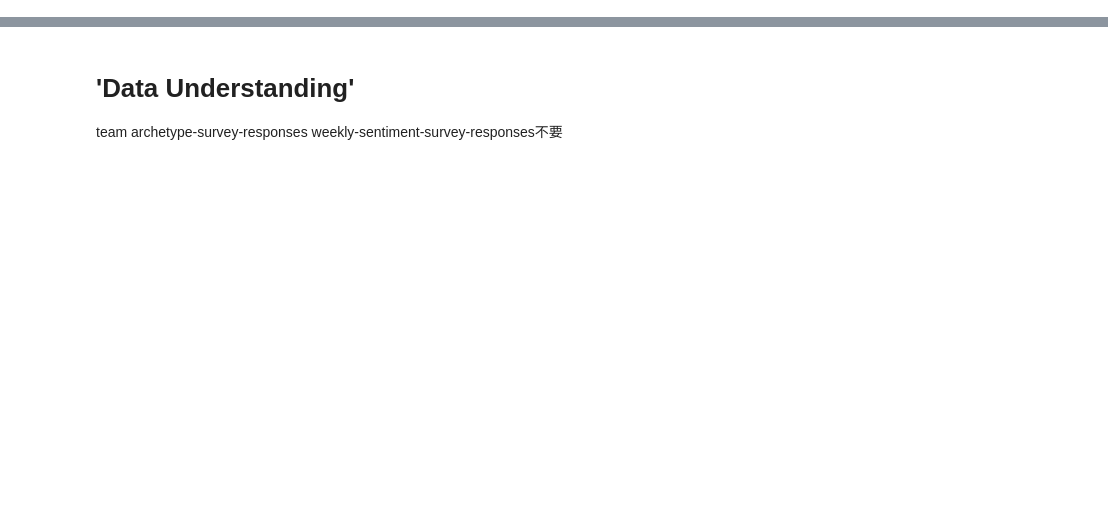
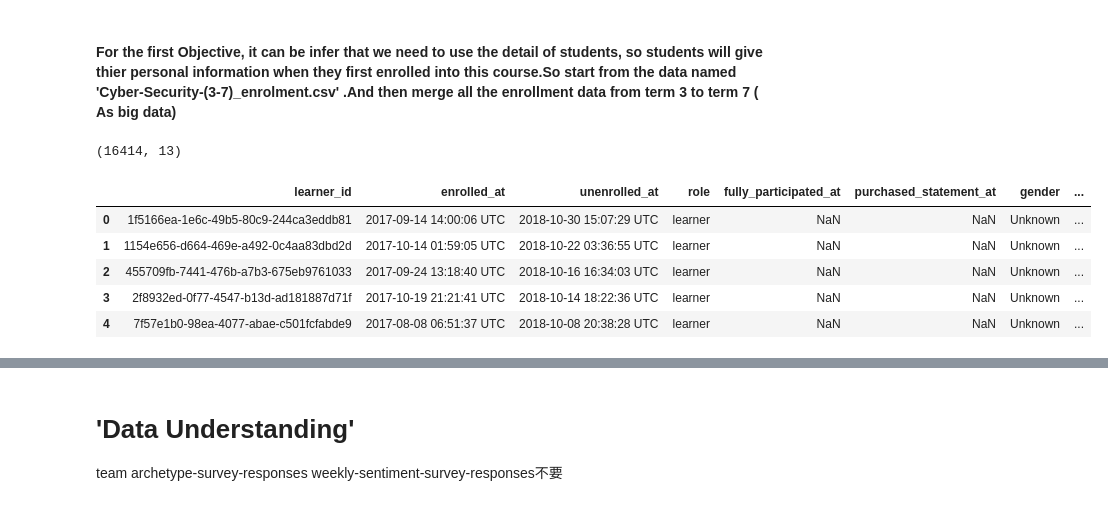
Before and after one commit to haoranD/CRISP-DM-PYTHON, a Jupyter notebook: notebooks/CRISP-DM.ipynb, the cells around one changed output, grey strips where cells are left out. Cells and saved outputs as stored; diff of their text form; code cells hidden in the pictures; blank space fills up the shorter version.

```diff
--- a/notebooks/CRISP-DM.ipynb
+++ b/notebooks/CRISP-DM.ipynb
@@ -18,0 +73,27 @@ from time import time
+# %%
+num_times = 1
+times_list = []
+times_count = []
+tmp_data = []
+length_each = []
+nameCount = []
+just_count = 0
+
+for i in range(len(data_file_name) + 1):
+
+    if i >= len(data_file_name):
+        times_list.append(tmp_data)
+        nameCount.append('Term_'+str(num_times))
+    else:
+        if int(data_file_name[i][15]) != num_times:
+            length_each.append(i - just_count)
+            nameCount.append('Term_'+str(num_times))
+            num_times += 1
+            times_list.append(tmp_data)
+            tmp_data = []
+            just_count = i
+        #print(num_times)
+        tmp_data.append(data_file_name[i][17:-4])
+        times_count.append('Term_'+str(num_times))
+data_file = pd.DataFrame(times_list,index=nameCount)
+display(data_file)
@@ -18,0 +113,2 @@ from time import time
+# %% [markdown]
+#### For the first Objective, it can be infer that we need to use the detail of students, so students will give thier personal information when they first enrolled into this course.So start from the data named 'Cyber-Security-(3-7)_enrolment.csv' .And then merge all the enrollment data from term 3 to term 7 ( As big data)
@@ -18,0 +119,25 @@ from time import time
+# %%
+startNum = 3
+endNum = 7
+type_file = 'enrolments'
+first = True
+outputPath = '../data/processed/' + 'Merged' + str(startNum) + '-' + str(endNum) + '_' + type_file + '.csv'
+data_t = []
+for i in range(startNum,endNum+1):
+    timesName = '-' + str(i) + '_'
+    fileName = '../data/raw/Engagement of Cyber Serurity/dataset201819/cyber-security' + timesName + type_file + '.csv'
+    data = pd.read_csv(fileName)
+    data_t.append(data)
+
+mergedData = pd.concat(data_t)
+print(mergedData.shape)
+mergedData.head()
+#mergedData.to_csv(outputPath)
+# %% [output]
+(16414, 13)
+|  | learner_id | enrolled_at | unenrolled_at | role | fully_participated_at | purchased_statement_at | gender | ... |
+| 0 | 1f5166ea-1e6c-49b5-80c9-244ca3eddb81 | 2017-09-14 14:00:06 UTC | 2018-10-30 15:07:29 UTC | learner | NaN | NaN | Unknown | ... |
+| 1 | 1154e656-d664-469e-a492-0c4aa83dbd2d | 2017-10-14 01:59:05 UTC | 2018-10-22 03:36:55 UTC | learner | NaN | NaN | Unknown | ... |
+| 2 | 455709fb-7441-476b-a7b3-675eb9761033 | 2017-09-24 13:18:40 UTC | 2018-10-16 16:34:03 UTC | learner | NaN | NaN | Unknown | ... |
+| 3 | 2f8932ed-0f77-4547-b13d-ad181887d71f | 2017-10-19 21:21:41 UTC | 2018-10-14 18:22:36 UTC | learner | NaN | NaN | Unknown | ... |
+| 4 | 7f57e1b0-98ea-4077-abae-c501fcfabde9 | 2017-08-08 06:51:37 UTC | 2018-10-08 20:38:28 UTC | learner | NaN | NaN | Unknown | ... |
```
Also changed, not shown: parts of 34 cells of this notebook, 1 other file.
